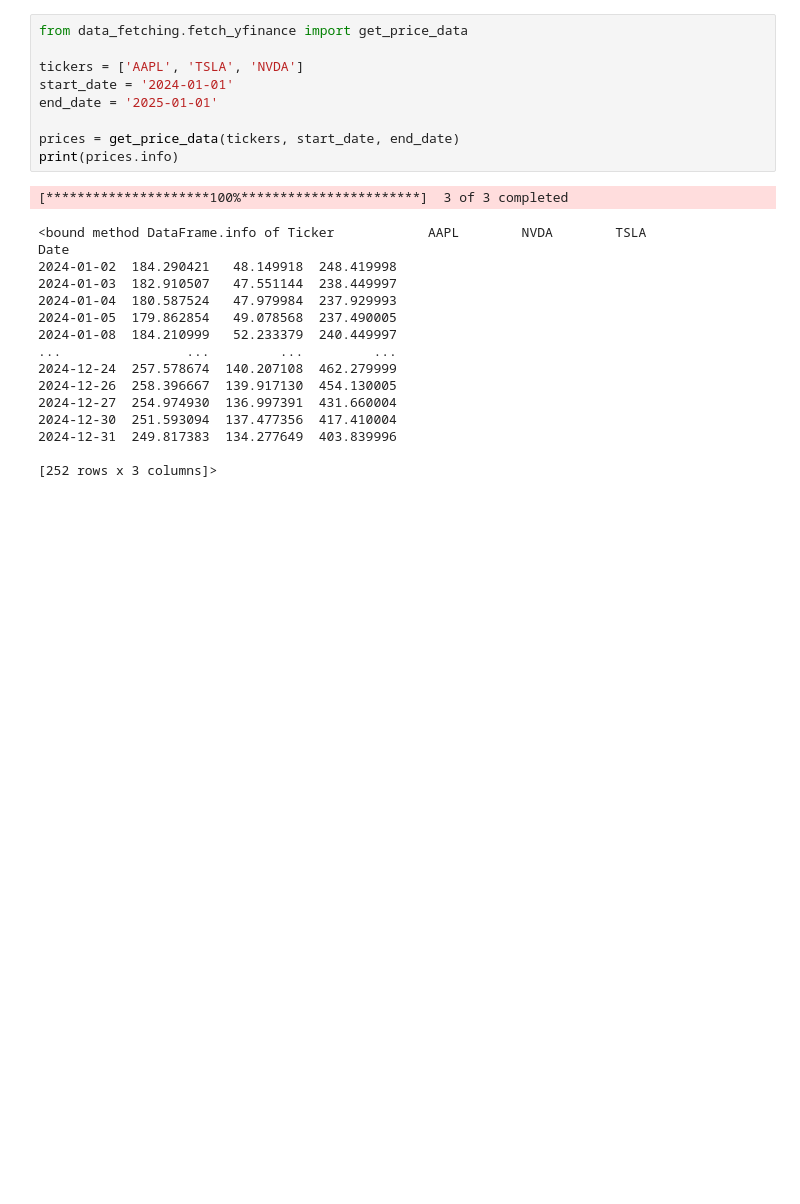
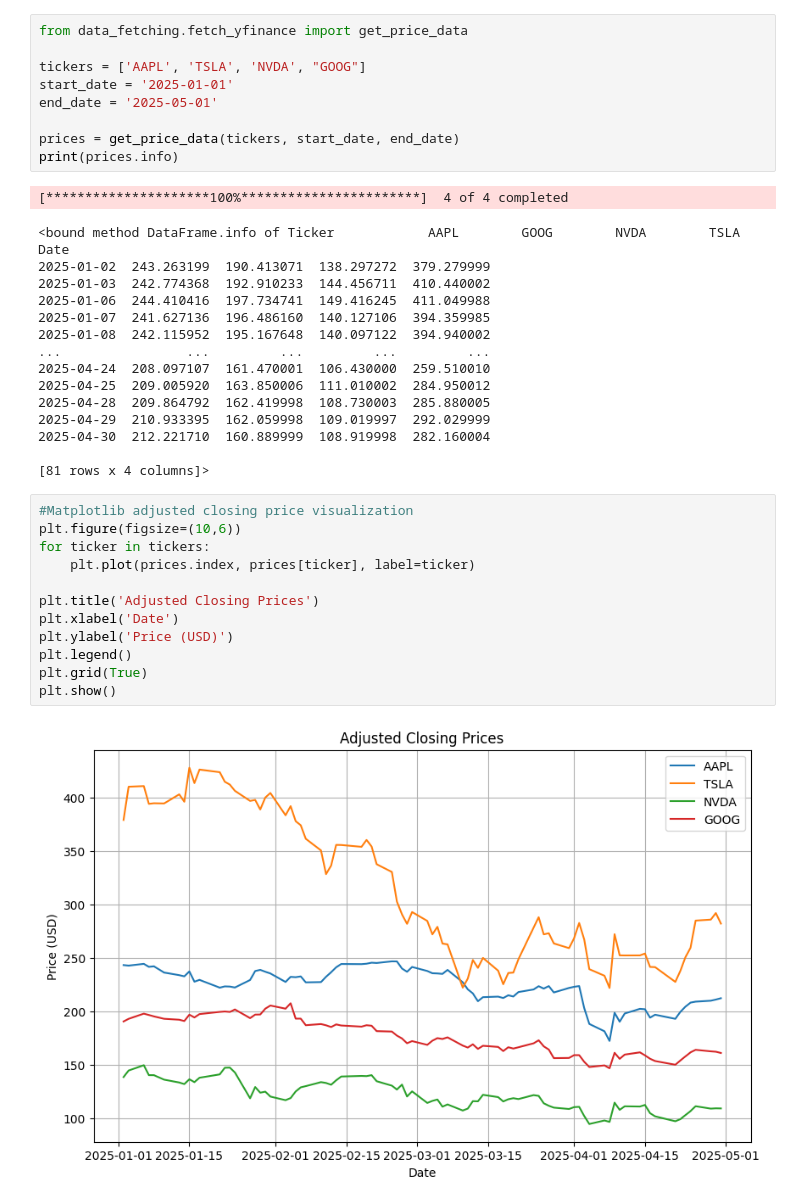
Before and after one commit to Roadlion/portfolio-optimizer, a Jupyter notebook: notebooks/test_fetch_yfinance.ipynb, the cells around one changed output. Drawn from its saved outputs; the diff is of its cells as text; blank space fills up the shorter version.

```diff
--- a/notebooks/test_fetch_yfinance.ipynb
+++ b/notebooks/test_fetch_yfinance.ipynb
@@ -9,26 +12,40 @@ sys.path.append(str(src_path))
 # %%
 from data_fetching.fetch_yfinance import get_price_data
 
-tickers = ['AAPL', 'TSLA', 'NVDA']
-start_date = '2024-01-01'
-end_date = '2025-01-01'
+tickers = ['AAPL', 'TSLA', 'NVDA', "GOOG"]
+start_date = '2025-01-01'
+end_date = '2025-05-01'
 
 prices = get_price_data(tickers, start_date, end_date)
 print(prices.info)
 # %% [output]
-[*********************100%***********************]  3 of 3 completed
+[*********************100%***********************]  4 of 4 completed
-<bound method DataFrame.info of Ticker            AAPL        NVDA        TSLA
+<bound method DataFrame.info of Ticker            AAPL        GOOG        NVDA        TSLA
 Date
-2024-01-02  184.290421   48.149918  248.419998
-2024-01-03  182.910507   47.551144  238.449997
-2024-01-04  180.587524   47.979984  237.929993
-2024-01-05  179.862854   49.078568  237.490005
-2024-01-08  184.210999   52.233379  240.449997
-...                ...         ...         ...
-2024-12-24  257.578674  140.207108  462.279999
-2024-12-26  258.396667  139.917130  454.130005
-2024-12-27  254.974930  136.997391  431.660004
-2024-12-30  251.593094  137.477356  417.410004
-2024-12-31  249.817383  134.277649  403.839996
+2025-01-02  243.263199  190.413071  138.297272  379.279999
+2025-01-03  242.774368  192.910233  144.456711  410.440002
+2025-01-06  244.410416  197.734741  149.416245  411.049988
+2025-01-07  241.627136  196.486160  140.127106  394.359985
+2025-01-08  242.115952  195.167648  140.097122  394.940002
+...                ...         ...         ...         ...
+2025-04-24  208.097107  161.470001  106.430000  259.510010
+2025-04-25  209.005920  163.850006  111.010002  284.950012
+2025-04-28  209.864792  162.419998  108.730003  285.880005
+2025-04-29  210.933395  162.059998  109.019997  292.029999
+2025-04-30  212.221710  160.889999  108.919998  282.160004
 
-[252 rows x 3 columns]>
+[81 rows x 4 columns]>
+# %%
+#Matplotlib adjusted closing price visualization
+plt.figure(figsize=(10,6))
+for ticker in tickers:
+    plt.plot(prices.index, prices[ticker], label=ticker)
+
+plt.title('Adjusted Closing Prices')
+plt.xlabel('Date')
+plt.ylabel('Price (USD)')
+plt.legend()
+plt.grid(True)
+plt.show()
+# %% [output]
+[figure, added]
```
Also changed, not shown: parts of 6 cells of this notebook.
